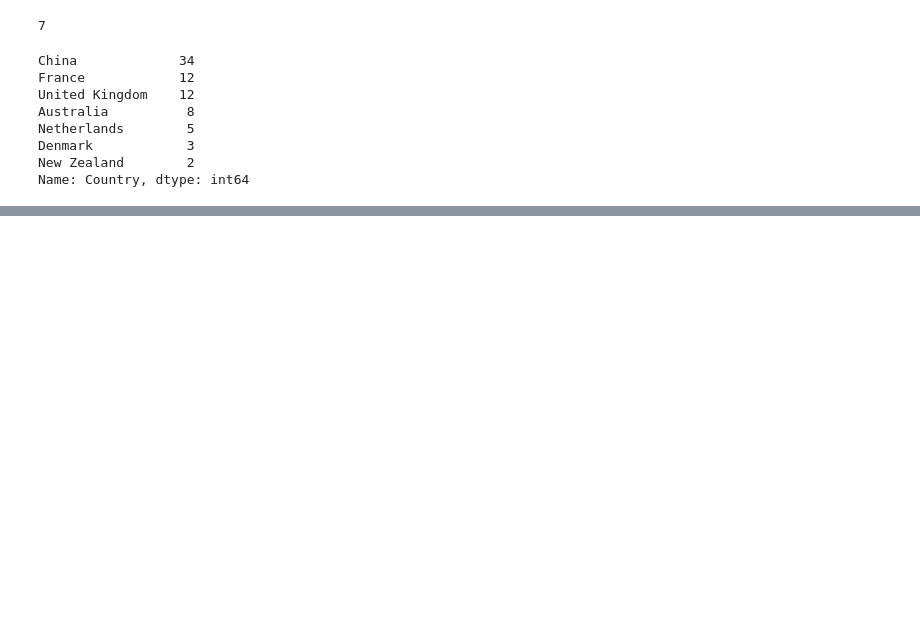
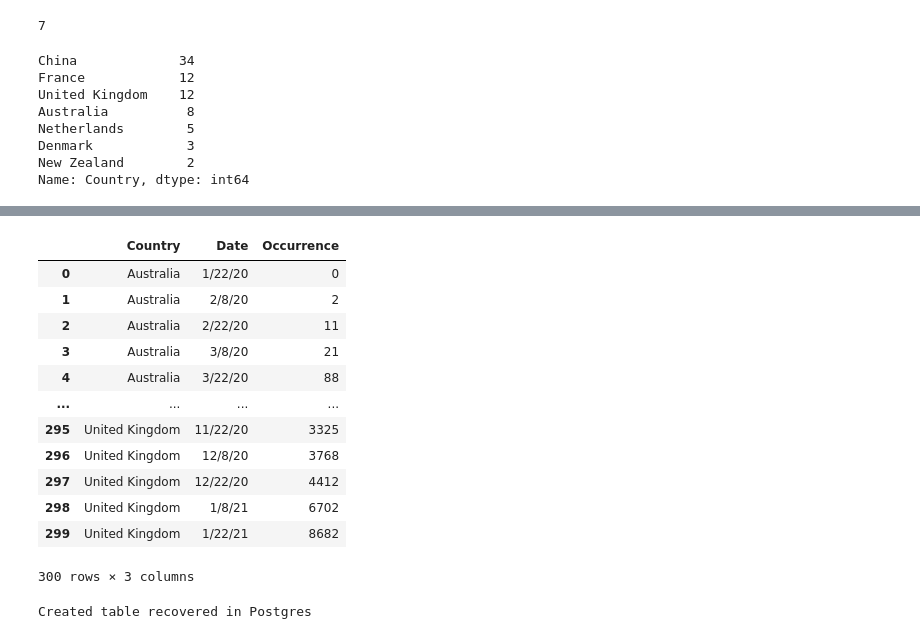
Before and after one commit to Jengoag/covid19_project, a Jupyter notebook: api/data_cleaning/recovered.ipynb, the cells around one changed output, grey strips where cells are left out. Saved outputs shown, nothing was run; the diff lists cells and outputs as text; code cells hidden in the pictures; blank space fills up the shorter version.

```diff
--- a/api/data_cleaning/recovered.ipynb
+++ b/api/data_cleaning/recovered.ipynb
@@ -191,0 +185,35 @@ recovered.to_csv("./recovered.csv", index=False)
+# %%
+# Creamos un nuevo dataframe, este tendrá tres columnas Country, Date, Ocurrence.
+
+df = pd.DataFrame(columns=['Country', 'Date', 'Occurrence'])
+
+recovered_dict = recovered.to_dict("records")
+for i in recovered_dict:
+    country = i['Country']
+    for key in i:
+        if key != "Country" and "/22/" in key or "/8/" in key:
+           df = df.append({'Country': country, 'Date': key, 'Occurrence': i[key]}, ignore_index=True)
+
+df
+# %% [output]
+|  | Country | Date | Occurrence |
+| 0 | Australia | 1/22/20 | 0 |
+| 1 | Australia | 2/8/20 | 2 |
+| 2 | Australia | 2/22/20 | 11 |
+| 3 | Australia | 3/8/20 | 21 |
+| 4 | Australia | 3/22/20 | 88 |
+| ... | ... | ... | ... |
+| 295 | United Kingdom | 11/22/20 | 3325 |
+| 296 | United Kingdom | 12/8/20 | 3768 |
+| 297 | United Kingdom | 12/22/20 | 4412 |
+| 298 | United Kingdom | 1/8/21 | 6702 |
+| 299 | United Kingdom | 1/22/21 | 8682 |
+300 rows × 3 columns
+# %%
+#creamos la base de datos en sql
+
+df.to_sql("recovered", engine)
+
+print("Created table recovered in Postgres")
+# %% [output]
+Created table recovered in Postgres
```
Also changed, not shown: parts of 8 cells of this notebook, 6 other files.
